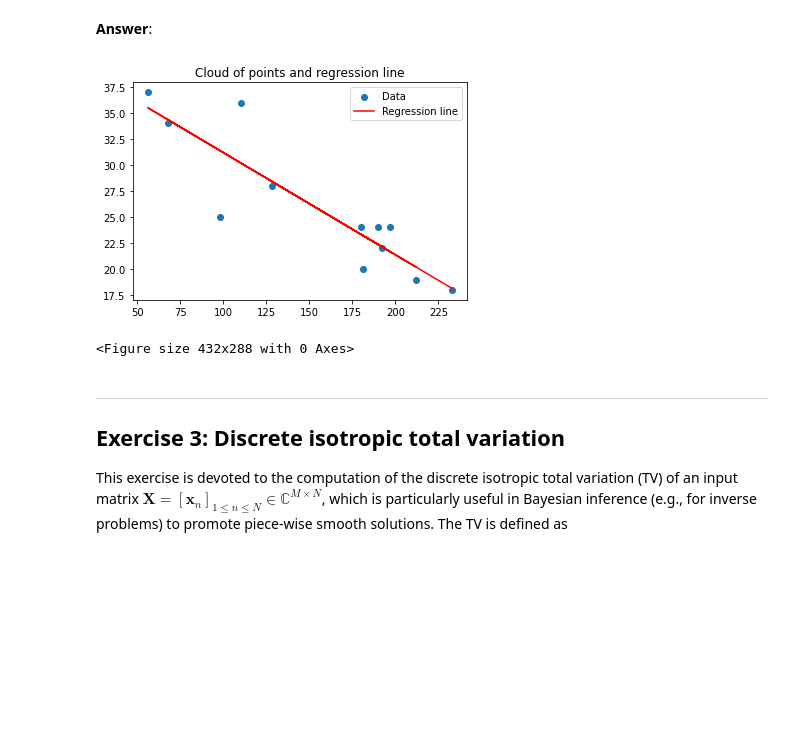
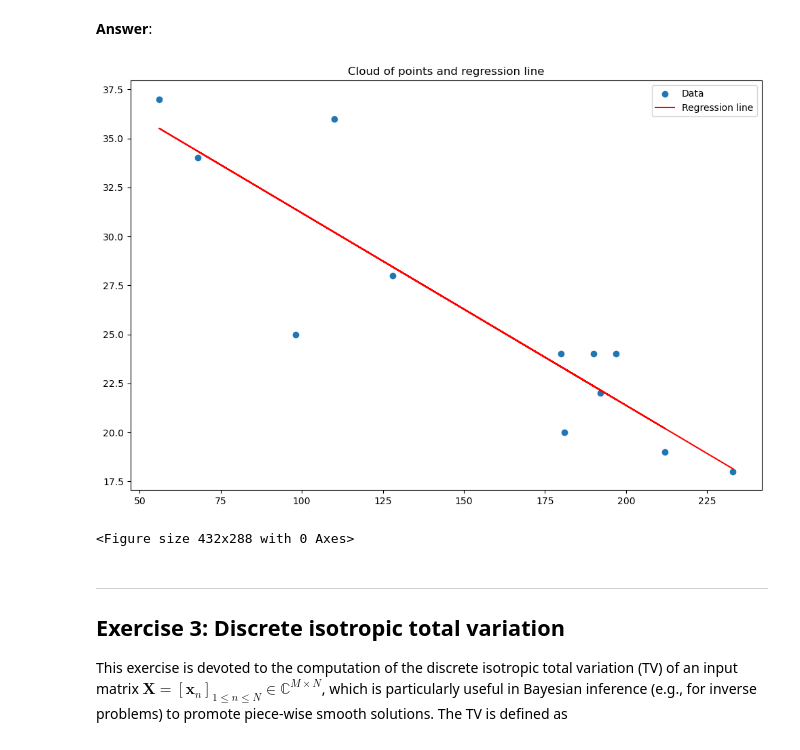
Before and after one commit to MohamedAkkAdir/Python-Labs, a Jupyter notebook: Labs/Lab2/lab2.ipynb, the cells around one changed output. Saved outputs shown, nothing was run; the diff lists cells and outputs as text; code cells hidden in the pictures; blank space fills up the shorter version.

```diff
--- a/Labs/Lab2/lab2.ipynb
+++ b/Labs/Lab2/lab2.ipynb
@@ -201,22 +201,21 @@ Regression line: Y = -0.09816474883463173 X + 41.0094967999913
 # %% [markdown]
 **Answer**:
 # %%
-#  Display the cloud of points and the regression line $Y = f(X)$ on the same figure. Save the figure in `.png` format.
 import matplotlib.pyplot as plt
 #plotting the cloud of points
+plt.figure(figsize=(12,8),dpi=100)
 plt.scatter(data['X'], data['Y'], label='Data')
 #plotting the regression line
 plt.plot(data['X'], data['y_predicted'], label='Regression line', color='red')
 #displaying the legend
 plt.legend()
 #the title
 plt.title('Cloud of points and regression line')
-#displayin th plot
 plt.show()
 #saving the figure
 plt.savefig('data/plot.png')
 # %% [output]
-[figure, old version]
+[figure, new version]
 <Figure size 432x288 with 0 Axes>
 # %% [markdown]
 ---
```
Also changed, not shown: parts of 2 cells of this notebook.
